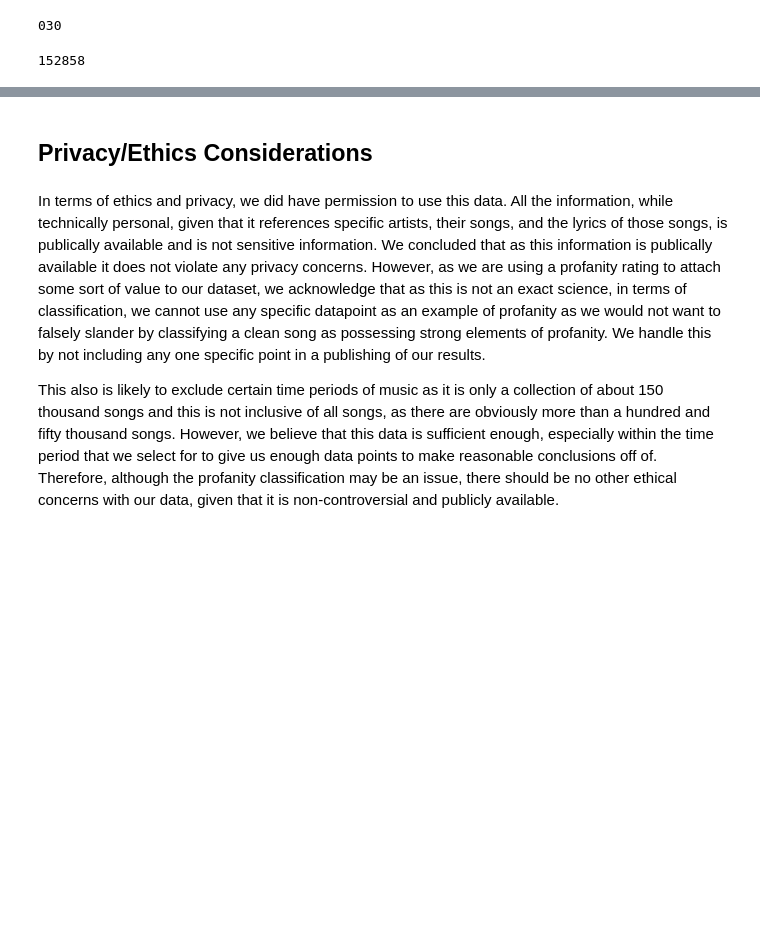
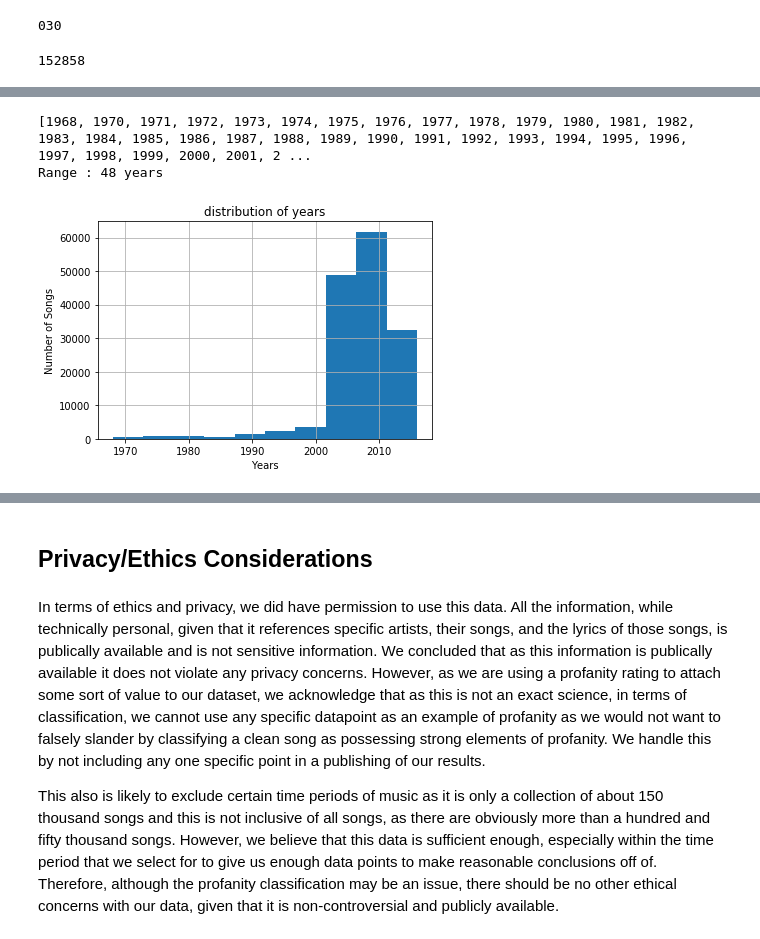
Before and after one commit to igneel73/Swearpop, a Jupyter notebook: Final Report.ipynb, the cells around one changed output, grey strips where cells are left out. Saved outputs shown, nothing was run; the diff lists cells and outputs as text; code cells hidden in the pictures; blank space fills up the shorter version.

```diff
--- a/Final Report.ipynb
+++ b/Final Report.ipynb
@@ -419,0 +233,17 @@ Average Profanity for year 2016 is 6.745044429254955
+# %%
+# This illustrates that the dataset is primarily composed of data from the
+# mid to late 2000's and 2010's up to 2016
+years = raw_data["year"].unique()
+
+print(sorted(years))
+print("Range : 48 years")
+
+ax = raw_data["year"].hist()
+ax.set_title("Distribution of Years")
+ax.set_xlabel("Years")
+ax.set_ylabel("Number of Songs")
+f2 = plt.gcf()
+# %% [output]
+[1968, 1970, 1971, 1972, 1973, 1974, 1975, 1976, 1977, 1978, 1979, 1980, 1981, 1982, 1983, 1984, 1985, 1986, 1987, 1988, 1989, 1990, 1991, 1992, 1993, 1994, 1995, 1996, 1997, 1998, 1999, 2000, 2001, 2 ...
+Range : 48 years
+[figure, added]
```
Also changed, not shown: parts of 46 cells of this notebook.
